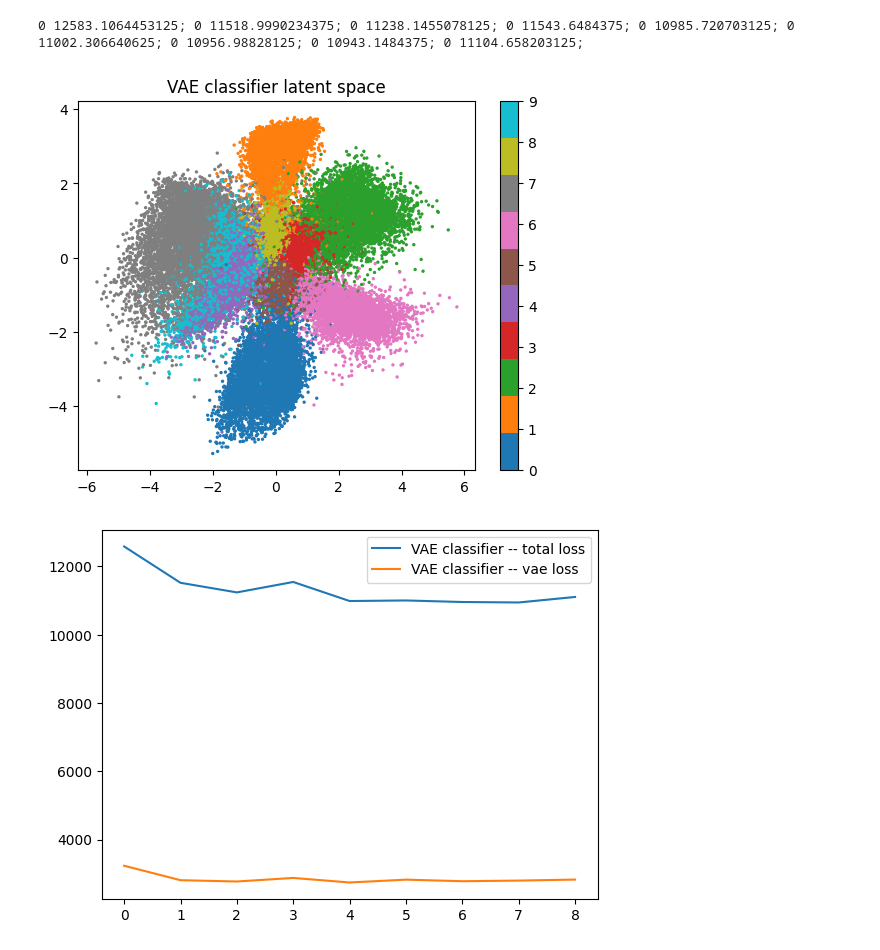
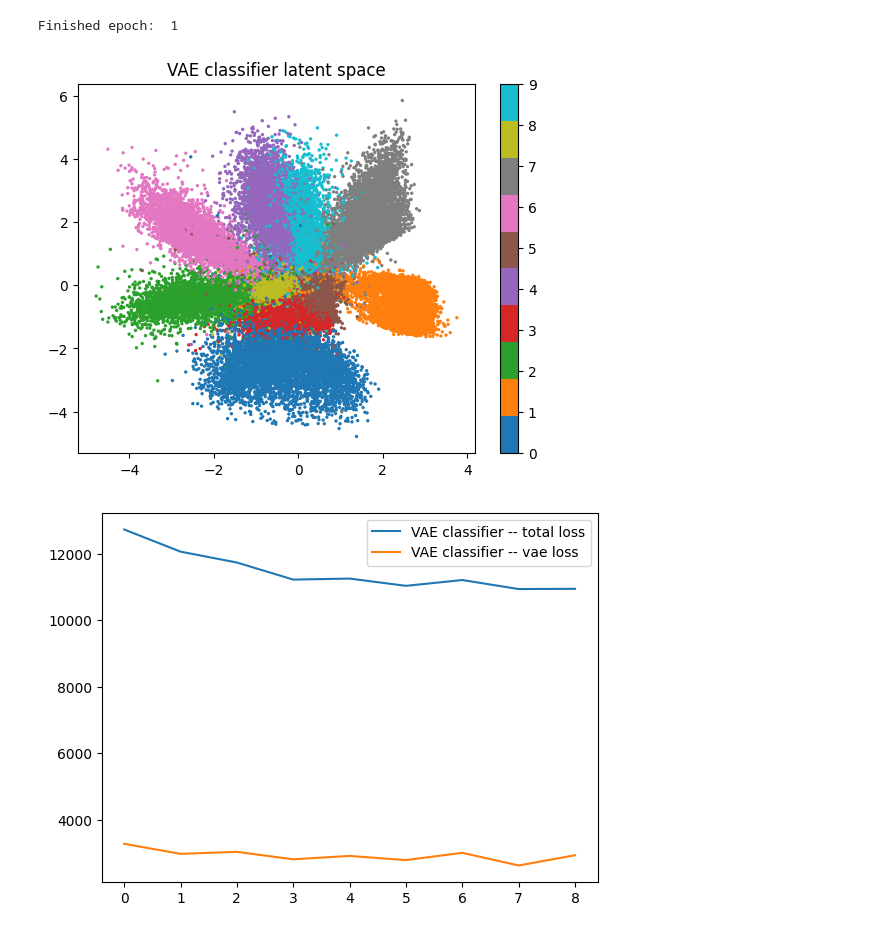
Before and after one commit to alexojica/research-project-experiments, a Jupyter notebook: src/main.ipynb, the cells around one changed output. Cells and saved outputs as stored; diff of their text form; code cells hidden in the pictures.

```diff
--- a/src/main.ipynb
+++ b/src/main.ipynb
@@ -22,11 +23,12 @@ vae = VaeAutoencoderClassifier(dim_encoding=2)
 vae_classifier_model, total_losses, classifier_accuracy_li, classifier_loss_li, vae_loss_li, kl_loss_li = train_vae_classifier(
     vae,
     training_data,
+    batch_size=64,
     alpha=5000.0,
     epochs=1
 )
 # %% [output]
-0 12583.1064453125; 0 11518.9990234375; 0 11238.1455078125; 0 11543.6484375; 0 10985.720703125; 0 11002.306640625; 0 10956.98828125; 0 10943.1484375; 0 11104.658203125;
+Finished epoch:  1
 # %%
 # move tensors to cpu before converting to np array
 np_classifier_accuracy_li = []
@@ -51,16 +53,16 @@ for output in kl_loss_li:
         np_kl_loss_li.append(output.cpu().detach().numpy())
 # %%
 # plot results
-plot_all(
+plot_training_result(
     input=input,
     labels=labels,
     vae_model_classifier=vae_classifier_model,
     vae_loss_li=np_vae_loss_li,
     total_losses=total_losses,
     classifier_accuracy_li=np_classifier_accuracy_li,
     classifier_loss_li=np_classifier_loss_li,
     kl_loss_li=np_kl_loss_li
 )
 # %% [output]
-[figure, old version]
+[figure, new version]
-[figure, old version]
+[figure, new version]
```
Also changed, not shown: parts of 5 cells of this notebook, 3 other files.
